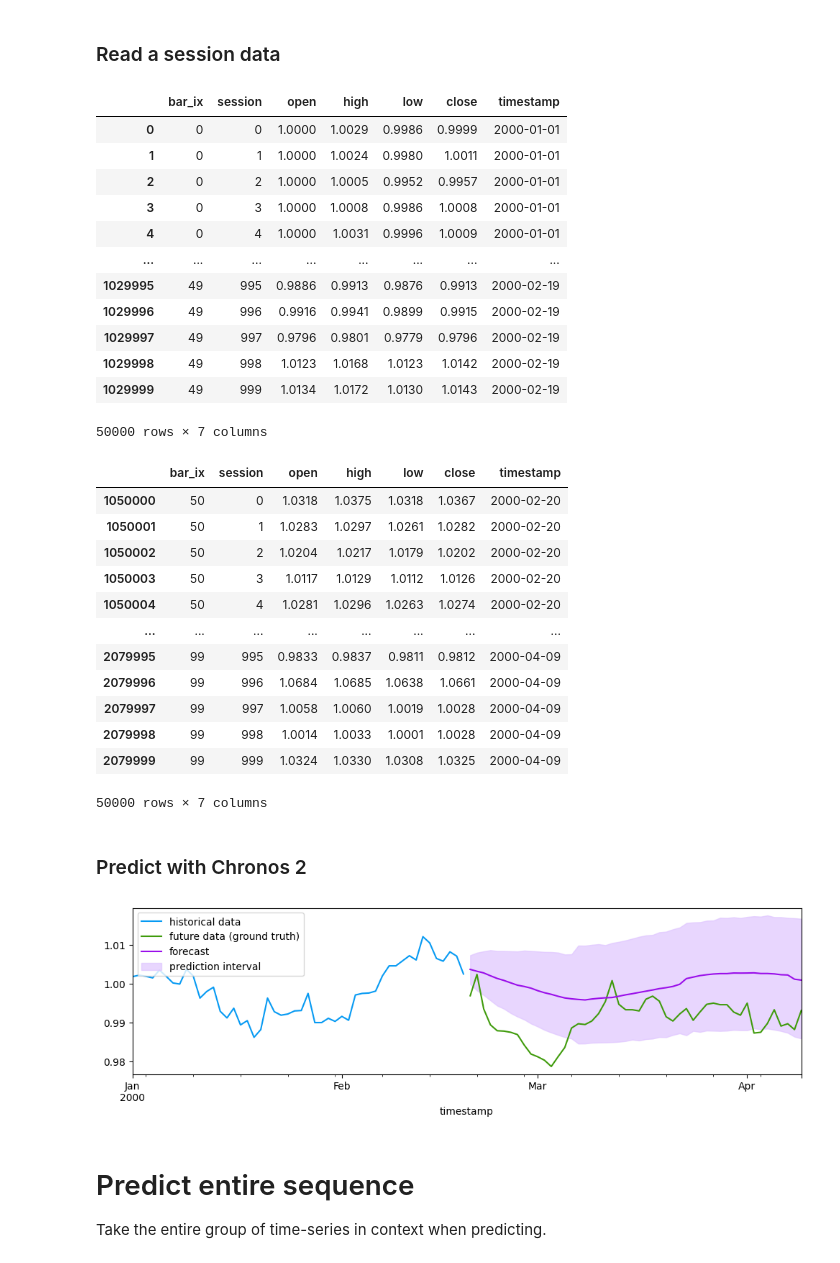
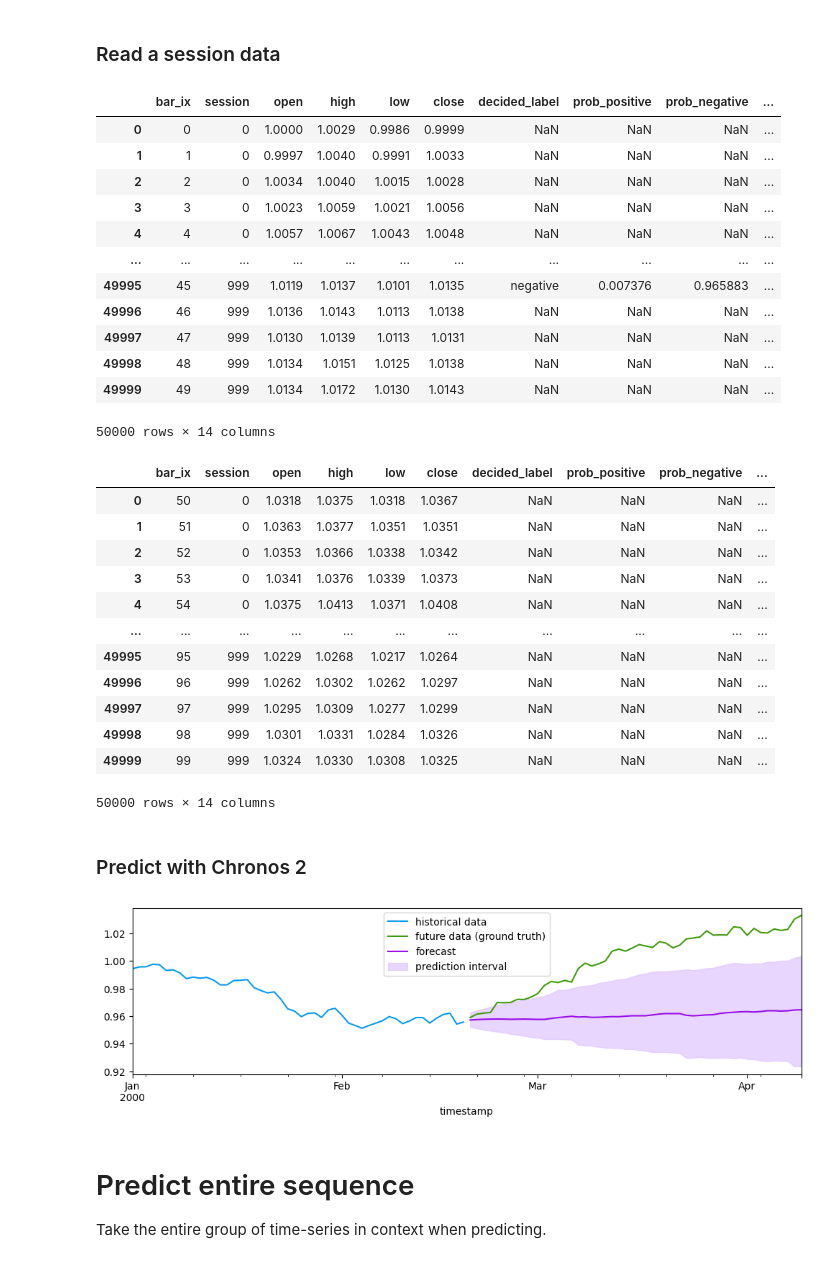
Before and after one commit to Sne4kers/hrt-datathon, a Jupyter notebook: ilias/chronos.ipynb, the cells around one changed output. Cells and saved outputs as stored; diff of their text form; code cells hidden in the pictures.

```diff
--- a/ilias/chronos.ipynb
+++ b/ilias/chronos.ipynb
@@ -11,41 +11,55 @@ import pandas as pd
 train_seen = pd.read_parquet("../data/bars_seen_train.parquet")
 train_unseen = pd.read_parquet("../data/bars_unseen_train.parquet")
 
+# Bring in sentiment data
+sentiment_df = pd.read_csv("../sentiment_overview.csv")
+
+train_seen = train_seen.merge(sentiment_df, on=['session', 'bar_ix'], how='left')
+train_unseen = train_unseen.merge(sentiment_df, on=['session', 'bar_ix'], how='left')
+
+# Drop some sentiment columns (might re-add later)
+train_seen = train_seen.drop(columns=["headline"])
+train_unseen = train_unseen.drop(columns=["headline"])
+
+train_seen = train_seen.groupby(['session', 'bar_ix']).sample(n=1, random_state=42).reset_index(drop=True)
+train_unseen = train_unseen.groupby(['session', 'bar_ix']).sample(n=1, random_state=42).reset_index(drop=True)
+
 # Already set the timestamps
 start_date = pd.to_datetime('2000-01-01')
 
 train_seen['timestamp'] = start_date + pd.to_timedelta(train_seen['bar_ix'], unit='D')
 train_unseen['timestamp'] = start_date + pd.to_timedelta(train_unseen['bar_ix'], unit='D')
 
+
 display(train_seen)
 display(train_unseen)
 # %% [output]
-|  | bar_ix | session | open | high | low | close | timestamp |
-| 0 | 0 | 0 | 1.0000 | 1.0029 | 0.9986 | 0.9999 | 2000-01-01 |
-| 1 | 0 | 1 | 1.0000 | 1.0024 | 0.9980 | 1.0011 | 2000-01-01 |
-| 2 | 0 | 2 | 1.0000 | 1.0005 | 0.9952 | 0.9957 | 2000-01-01 |
-| 3 | 0 | 3 | 1.0000 | 1.0008 | 0.9986 | 1.0008 | 2000-01-01 |
-| 4 | 0 | 4 | 1.0000 | 1.0031 | 0.9996 | 1.0009 | 2000-01-01 |
-| ... | ... | ... | ... | ... | ... | ... | ... |
-| 1029995 | 49 | 995 | 0.9886 | 0.9913 | 0.9876 | 0.9913 | 2000-02-19 |
-| 1029996 | 49 | 996 | 0.9916 | 0.9941 | 0.9899 | 0.9915 | 2000-02-19 |
-| 1029997 | 49 | 997 | 0.9796 | 0.9801 | 0.9779 | 0.9796 | 2000-02-19 |
-| 1029998 | 49 | 998 | 1.0123 | 1.0168 | 1.0123 | 1.0142 | 2000-02-19 |
-| 1029999 | 49 | 999 | 1.0134 | 1.0172 | 1.0130 | 1.0143 | 2000-02-19 |
+|  | bar_ix | session | open | high | low | close | decided_label | prob_positive | prob_negative | ... |
+| 0 | 0 | 0 | 1.0000 | 1.0029 | 0.9986 | 0.9999 | NaN | NaN | NaN | ... |
+| 1 | 1 | 0 | 0.9997 | 1.0040 | 0.9991 | 1.0033 | NaN | NaN | NaN | ... |
+| 2 | 2 | 0 | 1.0034 | 1.0040 | 1.0015 | 1.0028 | NaN | NaN | NaN | ... |
+| 3 | 3 | 0 | 1.0023 | 1.0059 | 1.0021 | 1.0056 | NaN | NaN | NaN | ... |
+| 4 | 4 | 0 | 1.0057 | 1.0067 | 1.0043 | 1.0048 | NaN | NaN | NaN | ... |
+| ... | ... | ... | ... | ... | ... | ... | ... | ... | ... | ... |
+| 49995 | 45 | 999 | 1.0119 | 1.0137 | 1.0101 | 1.0135 | negative | 0.007376 | 0.965883 | ... |
+| 49996 | 46 | 999 | 1.0136 | 1.0143 | 1.0113 | 1.0138 | NaN | NaN | NaN | ... |
+| 49997 | 47 | 999 | 1.0130 | 1.0139 | 1.0113 | 1.0131 | NaN | NaN | NaN | ... |
+| 49998 | 48 | 999 | 1.0134 | 1.0151 | 1.0125 | 1.0138 | NaN | NaN | NaN | ... |
+| 49999 | 49 | 999 | 1.0134 | 1.0172 | 1.0130 | 1.0143 | NaN | NaN | NaN | ... |
-50000 rows × 7 columns
+50000 rows × 14 columns
-|  | bar_ix | session | open | high | low | close | timestamp |
-| 1050000 | 50 | 0 | 1.0318 | 1.0375 | 1.0318 | 1.0367 | 2000-02-20 |
-| 1050001 | 50 | 1 | 1.0283 | 1.0297 | 1.0261 | 1.0282 | 2000-02-20 |
-| 1050002 | 50 | 2 | 1.0204 | 1.0217 | 1.0179 | 1.0202 | 2000-02-20 |
-| 1050003 | 50 | 3 | 1.0117 | 1.0129 | 1.0112 | 1.0126 | 2000-02-20 |
-| 1050004 | 50 | 4 | 1.0281 | 1.0296 | 1.0263 | 1.0274 | 2000-02-20 |
-| ... | ... | ... | ... | ... | ... | ... | ... |
-| 2079995 | 99 | 995 | 0.9833 | 0.9837 | 0.9811 | 0.9812 | 2000-04-09 |
-| 2079996 | 99 | 996 | 1.0684 | 1.0685 | 1.0638 | 1.0661 | 2000-04-09 |
-| 2079997 | 99 | 997 | 1.0058 | 1.0060 | 1.0019 | 1.0028 | 2000-04-09 |
-| 2079998 | 99 | 998 | 1.0014 | 1.0033 | 1.0001 | 1.0028 | 2000-04-09 |
-| 2079999 | 99 | 999 | 1.0324 | 1.0330 | 1.0308 | 1.0325 | 2000-04-09 |
+|  | bar_ix | session | open | high | low | close | decided_label | prob_positive | prob_negative | ... |
+| 0 | 50 | 0 | 1.0318 | 1.0375 | 1.0318 | 1.0367 | NaN | NaN | NaN | ... |
+| 1 | 51 | 0 | 1.0363 | 1.0377 | 1.0351 | 1.0351 | NaN | NaN | NaN | ... |
+| 2 | 52 | 0 | 1.0353 | 1.0366 | 1.0338 | 1.0342 | NaN | NaN | NaN | ... |
+| 3 | 53 | 0 | 1.0341 | 1.0376 | 1.0339 | 1.0373 | NaN | NaN | NaN | ... |
+| 4 | 54 | 0 | 1.0375 | 1.0413 | 1.0371 | 1.0408 | NaN | NaN | NaN | ... |
+| ... | ... | ... | ... | ... | ... | ... | ... | ... | ... | ... |
+| 49995 | 95 | 999 | 1.0229 | 1.0268 | 1.0217 | 1.0264 | NaN | NaN | NaN | ... |
+| 49996 | 96 | 999 | 1.0262 | 1.0302 | 1.0262 | 1.0297 | NaN | NaN | NaN | ... |
+| 49997 | 97 | 999 | 1.0295 | 1.0309 | 1.0277 | 1.0299 | NaN | NaN | NaN | ... |
+| 49998 | 98 | 999 | 1.0301 | 1.0331 | 1.0284 | 1.0326 | NaN | NaN | NaN | ... |
+| 49999 | 99 | 999 | 1.0324 | 1.0330 | 1.0308 | 1.0325 | NaN | NaN | NaN | ... |
-50000 rows × 7 columns
+50000 rows × 14 columns
 # %% [markdown]
 ### Predict with Chronos 2
 # %%
@@ -89,9 +103,9 @@ def predict_session(SESSION_ID: int, seen=train_seen, unseen=train_unseen):
     plt.legend()
     plt.show()
 # %%
-predict_session(SESSION_ID=137)
+predict_session(SESSION_ID=129)
 # %% [output]
-[figure, old version]
+[figure, new version]
 # %% [markdown]
 # Predict entire sequence
 
```
Also changed, not shown: parts of 7 cells of this notebook.
